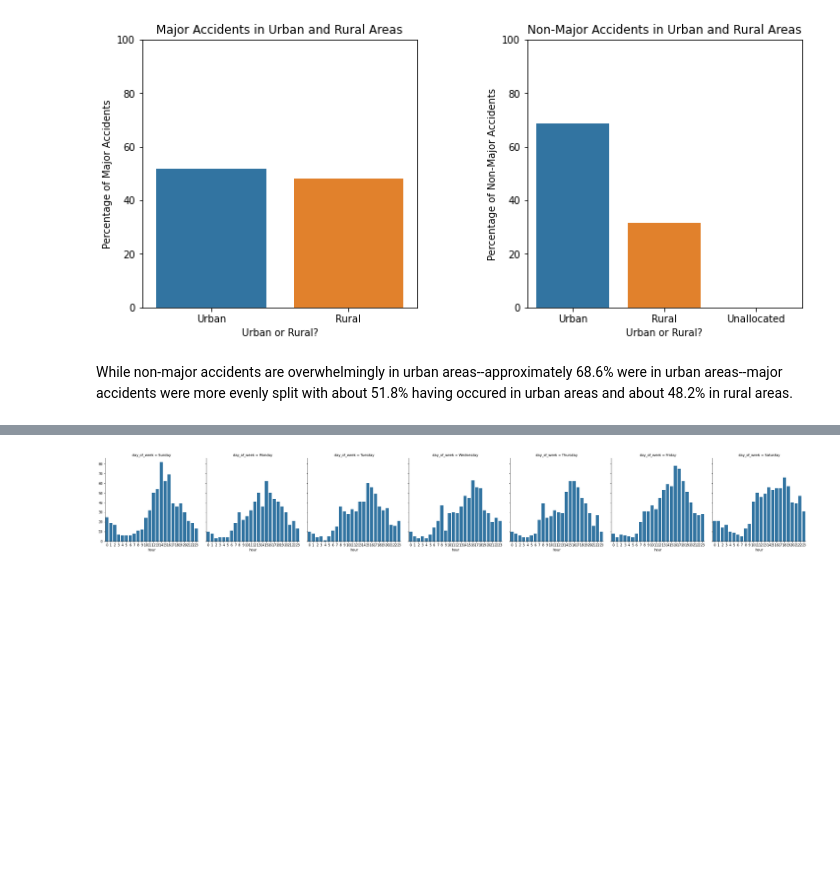
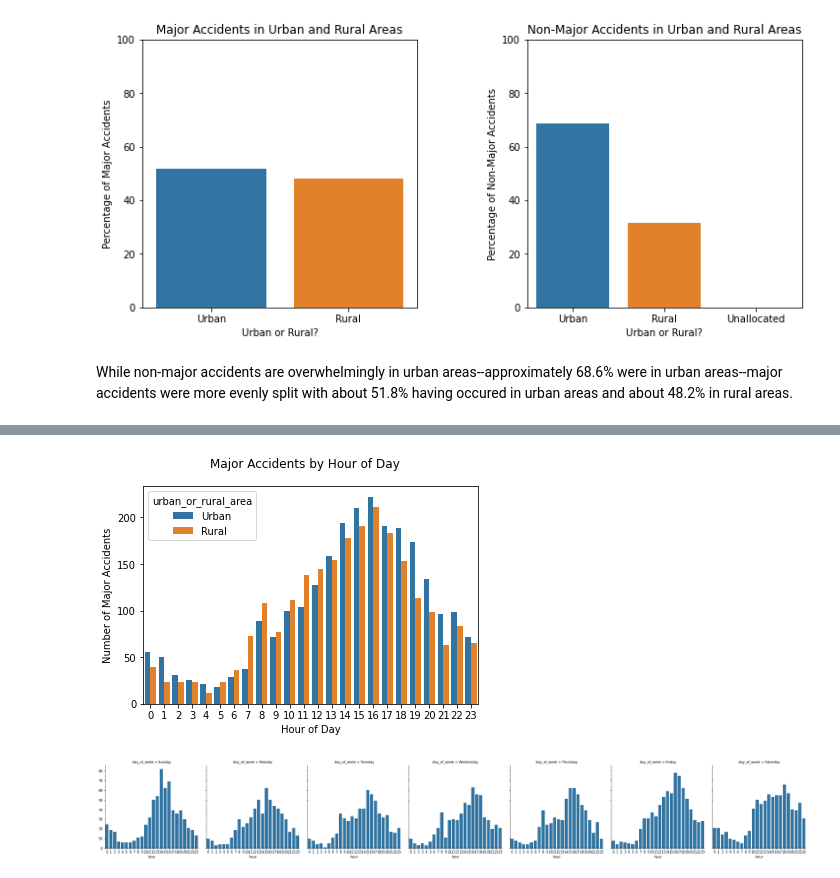
Before and after one commit to teruki-i/high_fatality_accidents, a Jupyter notebook: notebook.ipynb, the cells around one changed output, grey strips where cells are left out. Cells and saved outputs as stored; diff of their text form; code cells hidden in the pictures; blank space fills up the shorter version.

```diff
--- a/notebook.ipynb
+++ b/notebook.ipynb
@@ -462,3 +472,12 @@ While non-major accidents are overwhelmingly in urban areas--approximately 68.6%
+# %%
+# plot major accidents by time of day
+sns.countplot(x='hour', data=major_accidents, hue='urban_or_rural_area')
+plt.ylabel('Number of Major Accidents')
+plt.xlabel('Hour of Day')
+plt.suptitle('Major Accidents by Hour of Day')
+plt.show()
+# %% [output]
+[figure, added]
 # %%
 g = sns.FacetGrid(major_accidents, col='day_of_week', col_order=days_of_week)
 g.map(sns.countplot, 'hour')
```
Also changed, not shown: parts of 2 cells of this notebook.
